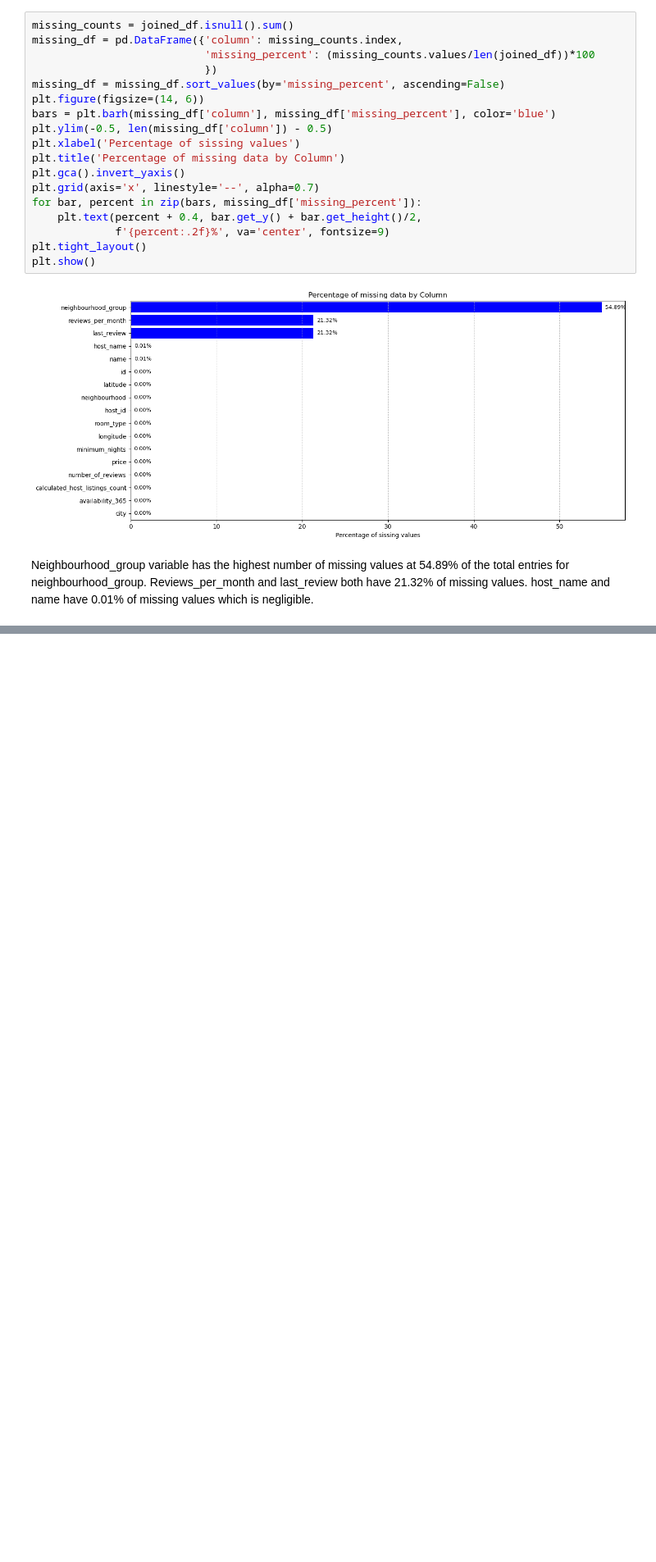
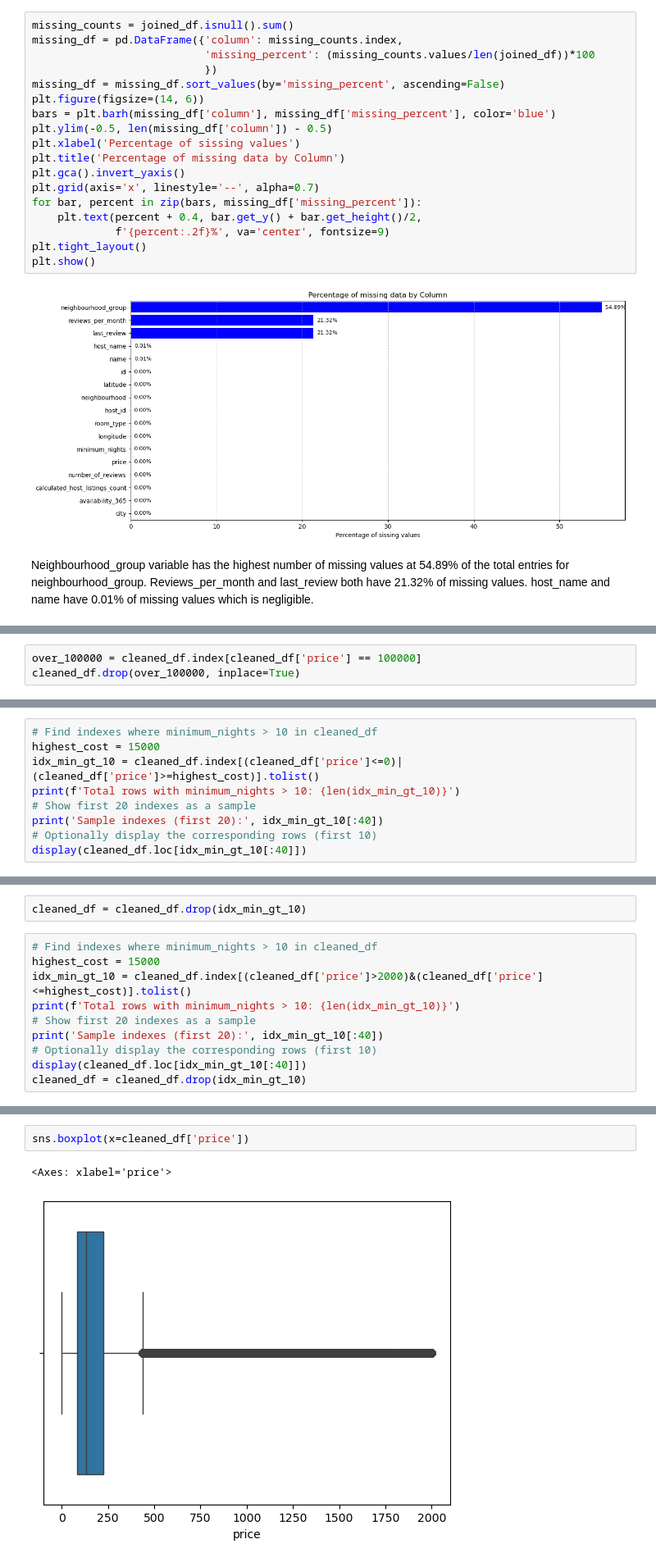
Before and after one commit to GVSU-CIS635/projects-dataminers, a Jupyter notebook: data_miners_kiptoo.ipynb, the cells around one changed output, grey strips where cells are left out. Shown at 82% size. Drawn from its saved outputs; the diff is of its cells as text; blank space fills up the shorter version.

```diff
--- a/data_miners_kiptoo.ipynb
+++ b/data_miners_kiptoo.ipynb
@@ -159,0 +218,3 @@ The consequences of dropping missign values from the dataframe results to a redu
+# %%
+over_100000 = cleaned_df.index[cleaned_df['price'] == 100000]
+cleaned_df.drop(over_100000, inplace=True)
@@ -159,0 +233,9 @@ The consequences of dropping missign values from the dataframe results to a redu
+# %%
+# Find indexes where minimum_nights > 10 in cleaned_df
+highest_cost = 15000
+idx_min_gt_10 = cleaned_df.index[(cleaned_df['price']<=0)|(cleaned_df['price']>=highest_cost)].tolist()
+print(f'Total rows with minimum_nights > 10: {len(idx_min_gt_10)}')
+# Show first 20 indexes as a sample
+print('Sample indexes (first 20):', idx_min_gt_10[:40])
+# Optionally display the corresponding rows (first 10)
+display(cleaned_df.loc[idx_min_gt_10[:40]])
@@ -159,0 +262,12 @@ The consequences of dropping missign values from the dataframe results to a redu
+# %%
+cleaned_df = cleaned_df.drop(idx_min_gt_10)
+# %%
+# Find indexes where minimum_nights > 10 in cleaned_df
+highest_cost = 15000
+idx_min_gt_10 = cleaned_df.index[(cleaned_df['price']>2000)&(cleaned_df['price']<=highest_cost)].tolist()
+print(f'Total rows with minimum_nights > 10: {len(idx_min_gt_10)}')
+# Show first 20 indexes as a sample
+print('Sample indexes (first 20):', idx_min_gt_10[:40])
+# Optionally display the corresponding rows (first 10)
+display(cleaned_df.loc[idx_min_gt_10[:40]])
+cleaned_df = cleaned_df.drop(idx_min_gt_10)
@@ -159,0 +294,5 @@ The consequences of dropping missign values from the dataframe results to a redu
+# %%
+sns.boxplot(x=cleaned_df['price'])
+# %% [output]
+<Axes: xlabel='price'>
+[figure, added]
```
Also changed, not shown: parts of 14 cells of this notebook.
